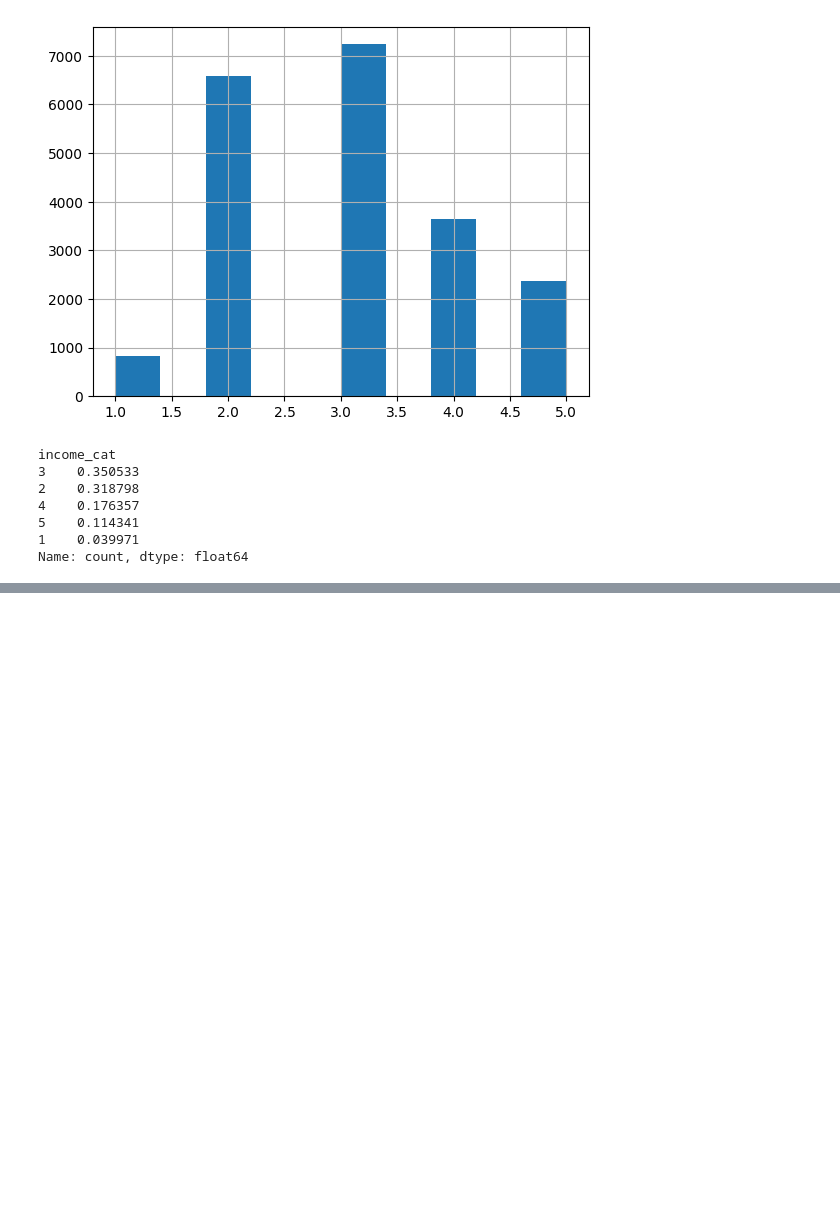
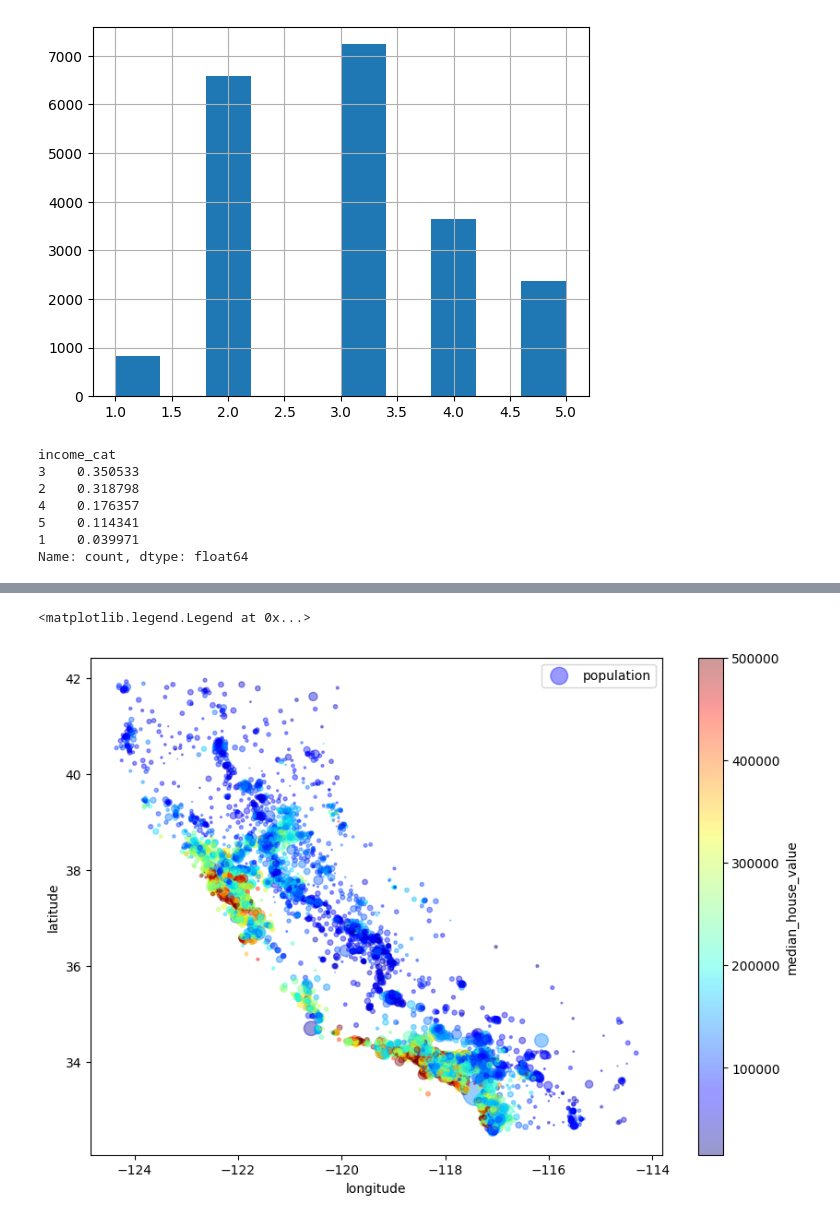
Before and after one commit to jonskerlj/ml_review, a Jupyter notebook: Housing.ipynb, the cells around one changed output, grey strips where cells are left out. Drawn from its saved outputs; the diff is of its cells as text; code cells hidden in the pictures; blank space fills up the shorter version.

```diff
--- a/Housing.ipynb
+++ b/Housing.ipynb
@@ -167,0 +176,12 @@ for set_ in (strat_train_set, strat_test_set):
+# %%
+# Visualizing prices using a predefined colour map - red = high prices, blue = low prices
+# circle radius - district's population
+housing.plot(kind="scatter", x="longitude", y="latitude", alpha=0.4,
+            s=housing["population"]/100, label="population", figsize=(10,7),
+            c="median_house_value", cmap=plt.get_cmap("jet"), colorbar=True,)
+plt.legend()
+
+# Indicates - housing prices related to the location, i.e. close to the ocean, and the population density
+# %% [output]
+<matplotlib.legend.Legend at 0x...>
+[figure, added]
```
Also changed, not shown: parts of 24 cells of this notebook.
